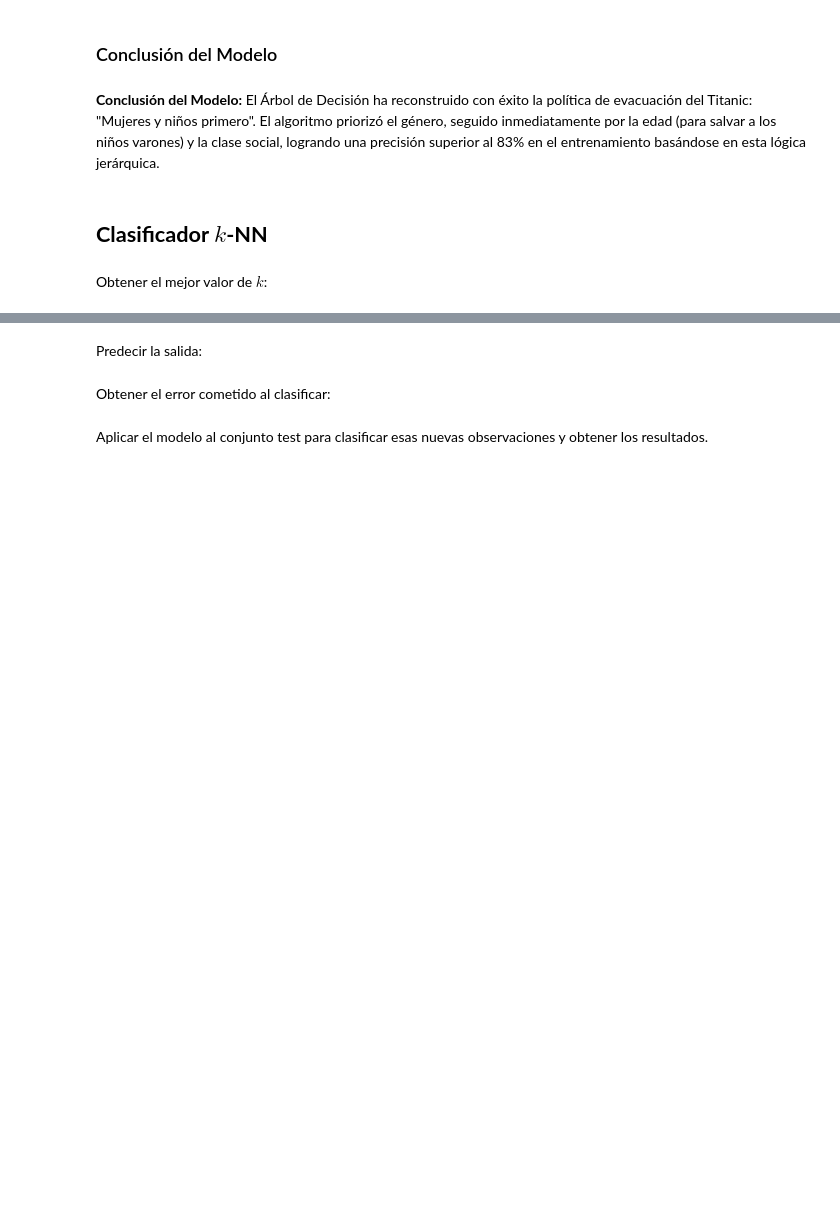
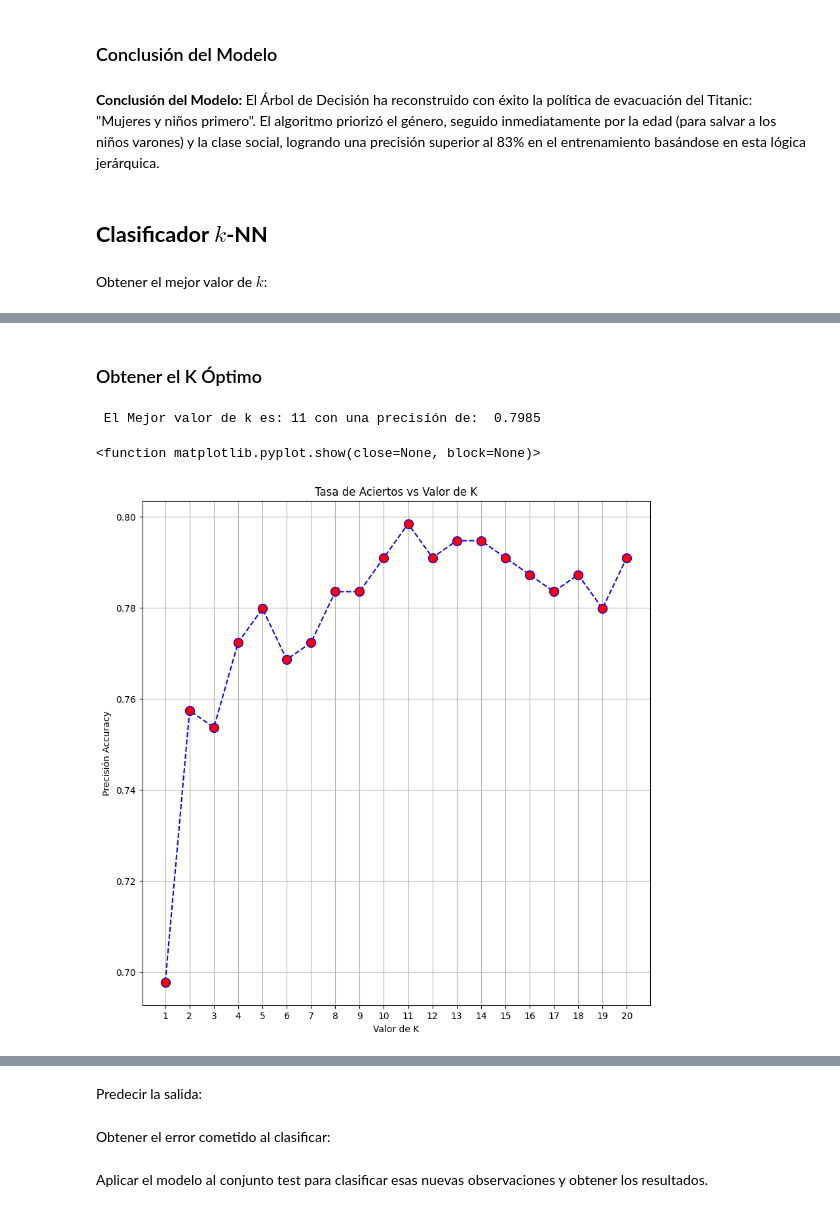
Before and after one commit to ivancepedagomez-sys/Proyecto_Titanic, a Jupyter notebook: Titanic_Project.ipynb, the cells around one changed output, grey strips where cells are left out. Cells and saved outputs as stored; diff of their text form; code cells hidden in the pictures; blank space fills up the shorter version.

Commit message:
Aprendizaje Supervisado algoritmo K-NN Finalizado

```diff
--- a/Titanic_Project.ipynb
+++ b/Titanic_Project.ipynb
@@ -2523,0 +2533,7 @@ Obtener el mejor valor de $k$:
+# %%
+#Copias df
+X_train_KNN = X_train.copy()
+Y_train_KNN = Y_train.copy()
+X_test_KNN = X_test.copy()
+Y_test_KNN = Y_test.copy()
+X_final_KNN = X_final.copy()
@@ -2523,0 +2571,43 @@ Obtener el mejor valor de $k$:
+# %% [markdown]
+### Obtener el K Óptimo
+# %%
+#Creamos una lista de los valores obtenidos
+tasa_aciertos = []
+
+#Rango de k que probaremos 1 -20
+rango_k = range(1,21)
+
+for i in rango_k:
+    #Configuramos KNN con k=i
+    knn_i = KNeighborsClassifier(n_neighbors=i)
+
+    #Entrenar
+    knn_i.fit(X_train_KNN, Y_train_KNN)
+
+    #Evaluar resultados (test)
+    pred_i = knn_i.predict(X_test_KNN)
+    acierto = accuracy_score(Y_test_KNN, pred_i)
+
+    #Guardar resultado
+    tasa_aciertos.append(acierto)
+# %%
+#Mejor acc obtenido
+mejor_acc= max(tasa_aciertos)
+mejor_k = rango_k[tasa_aciertos.index(mejor_acc)]
+print(f" El Mejor valor de k es: {mejor_k} con una precisión de: {mejor_acc: .4f}")
+# %% [output]
+ El Mejor valor de k es: 11 con una precisión de:  0.7985
+# %%
+#Genramos Grafico con resultados
+plt.figure(figsize=(10,10))
+plt.plot(rango_k, tasa_aciertos, color='blue', linestyle= 'dashed', marker='o', markerfacecolor='red', markersize=10)
+plt.title('Tasa de Aciertos vs Valor de K')
+plt.xlabel('Valor de K')
+plt.ylabel('Precisión Accuracy')
+plt.grid(True)
+plt.xticks(rango_k)
+
+plt.show
+# %% [output]
+<function matplotlib.pyplot.show(close=None, block=None)>
+[figure, added]
```
Also changed, not shown: parts of 10 cells of this notebook.
